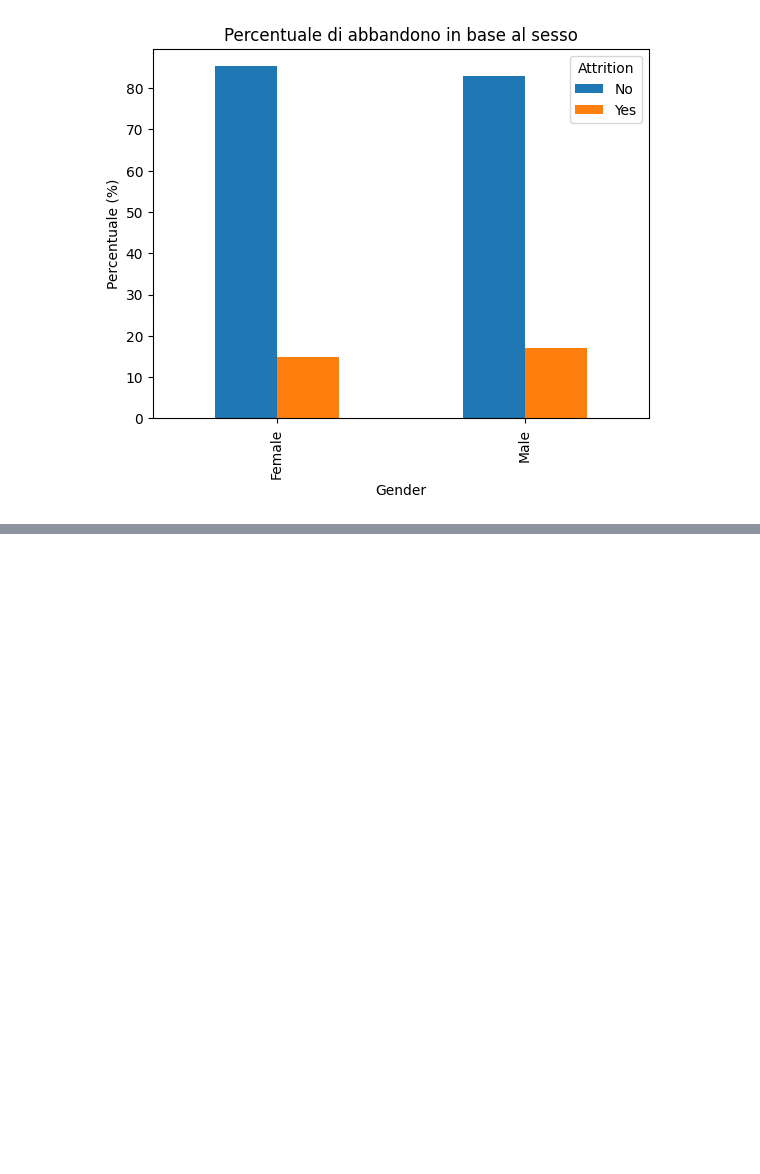
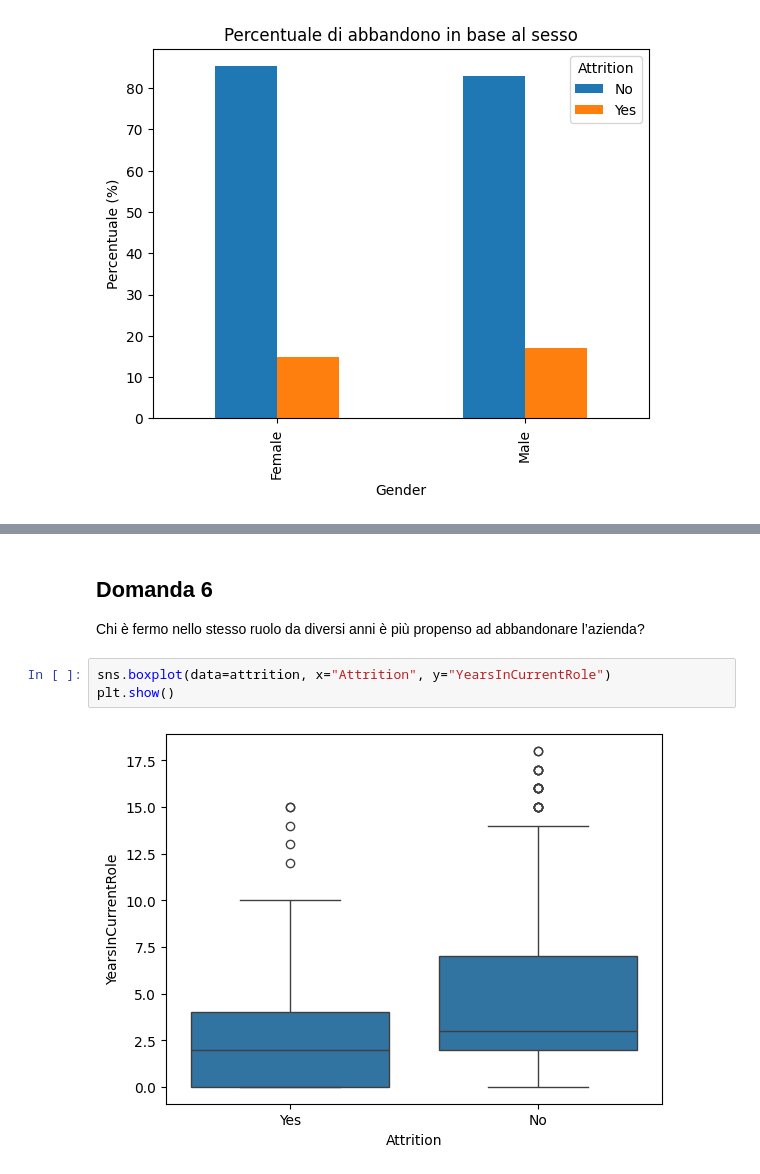
Before and after one commit to margheritamarinelli/Progetto-Data-Science-gruppo-9, a Jupyter notebook: notebook/Progetto_Data_Science_gruppo9.ipynb, the cells around one changed output, grey strips where cells are left out. Cells and saved outputs as stored; diff of their text form; blank space fills up the shorter version.

```diff
--- a/notebook/Progetto_Data_Science_gruppo9.ipynb
+++ b/notebook/Progetto_Data_Science_gruppo9.ipynb
@@ -270,0 +293,8 @@ plt.show()
+# %% [markdown]
+## Domanda 6
+Chi è fermo nello stesso ruolo da diversi anni è più propenso ad abbandonare l’azienda?
+# %%
+sns.boxplot(data=attrition, x="Attrition", y="YearsInCurrentRole")
+plt.show()
+# %% [output]
+[figure, added]
```
Also changed, not shown: parts of 10 cells of this notebook.
